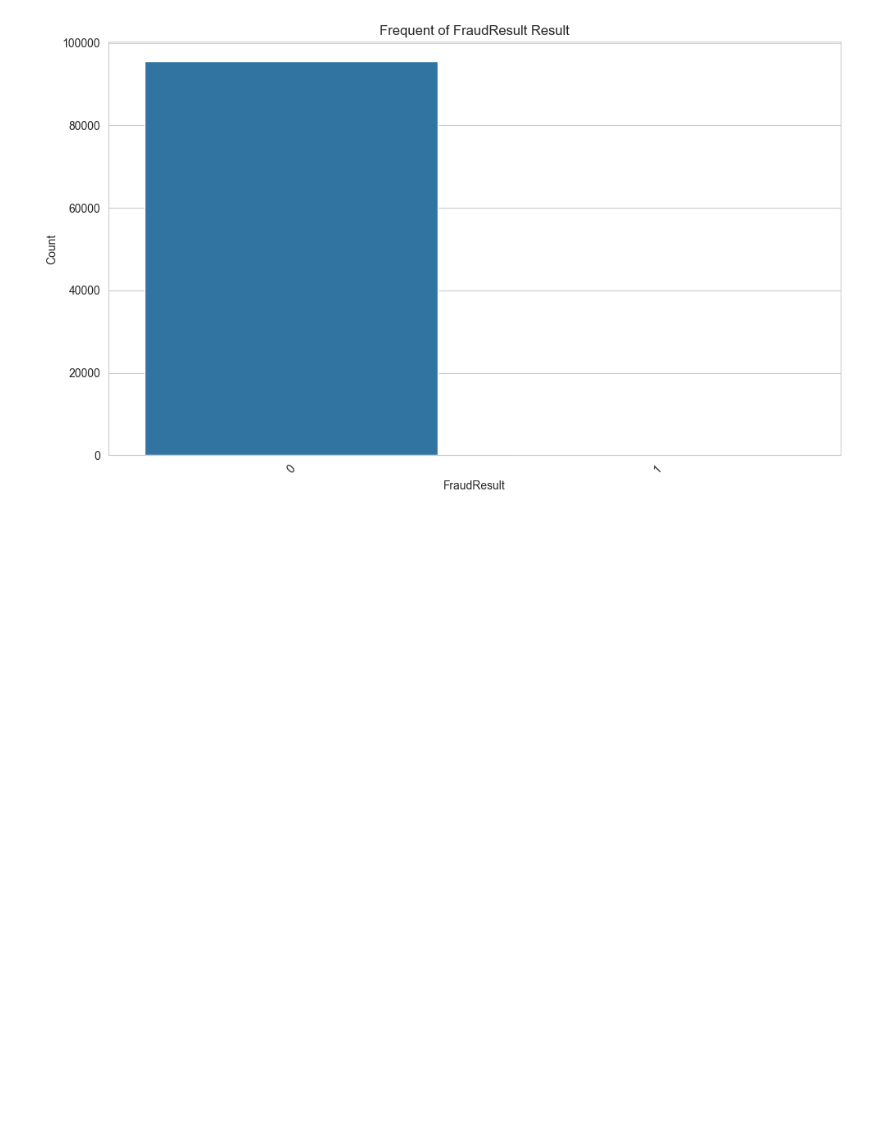
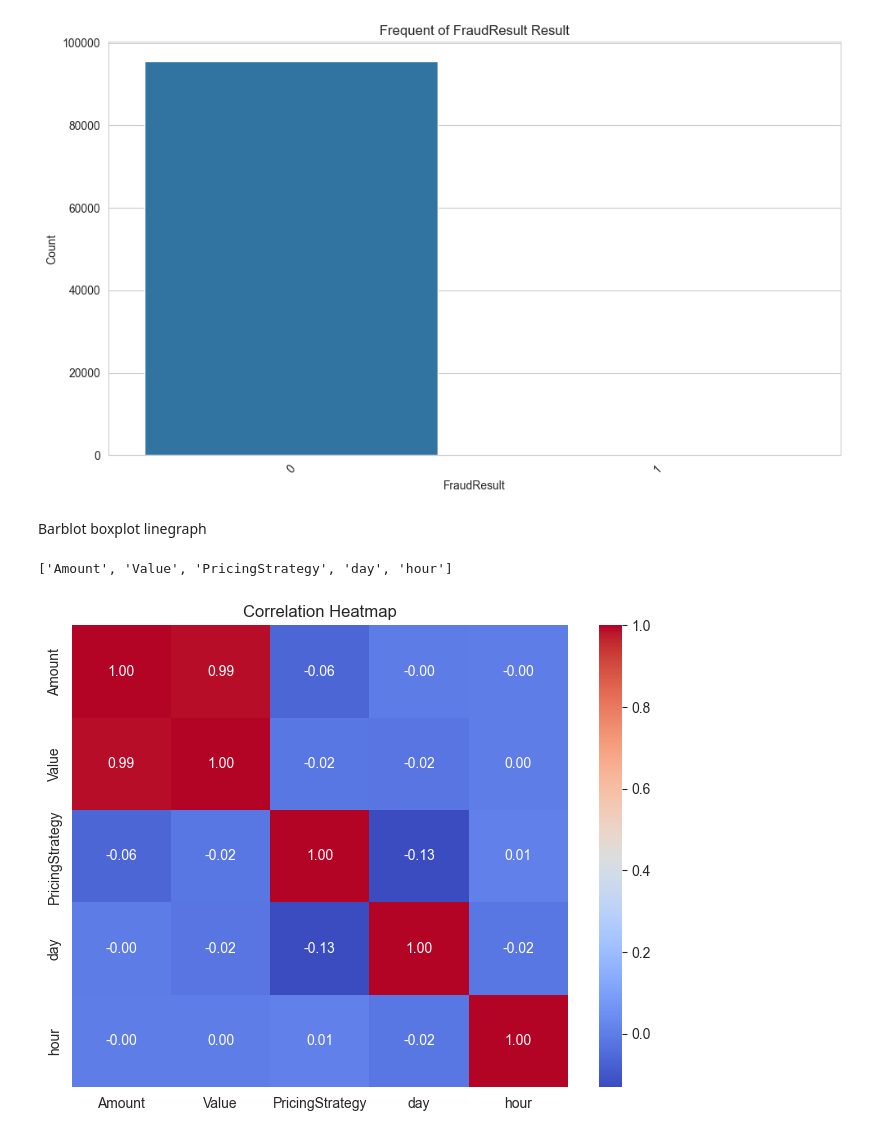
Before and after one commit to girmachew82/B5W5_Credit_Risk_Probability_Model_for_Alternative_Data, a Jupyter notebook: notebooks/1.0-eda.ipynb, the cells around one changed output. Drawn from its saved outputs; the diff is of its cells as text; code cells hidden in the pictures; blank space fills up the shorter version.

Commit message:
numerical values correlation

```diff
--- a/notebooks/1.0-eda.ipynb
+++ b/notebooks/1.0-eda.ipynb
@@ -225,3 +225,25 @@ for col in  les_10:
 # %% [output]
 [figure]
 [figure]
+# %% [markdown]
+Barblot
+boxplot
+linegraph
+# %%
+numeric_cols
+# %% [output]
+['Amount', 'Value', 'PricingStrategy', 'day', 'hour']
+# %%
+# Select the columns for the heatmap
+heatmap_cols = ['Amount', 'Value', 'PricingStrategy', 'day', 'hour']
+
+# Compute the correlation matrix
+corr = df[heatmap_cols].corr()
+
+# Plot the heatmap
+plt.figure(figsize=(8, 6))
+sns.heatmap(corr, annot=True, cmap='coolwarm', fmt=".2f")
+plt.title('Correlation Heatmap')
+plt.show()
+# %% [output]
+[figure, added]
```
